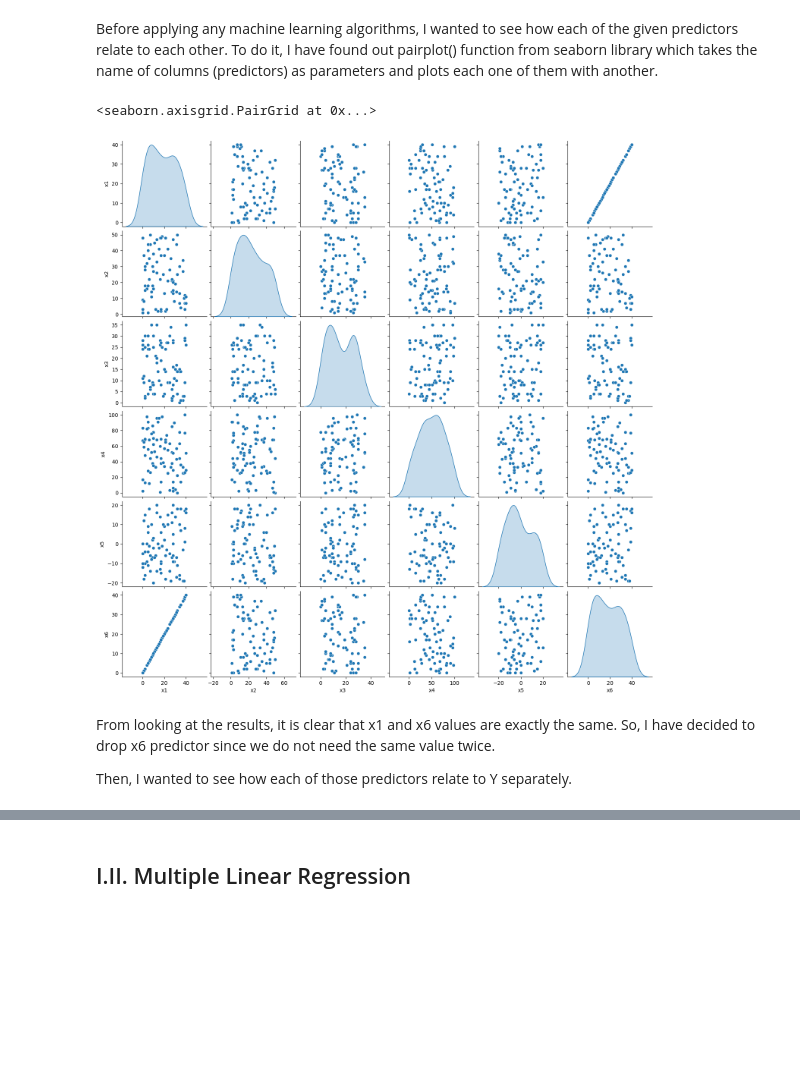
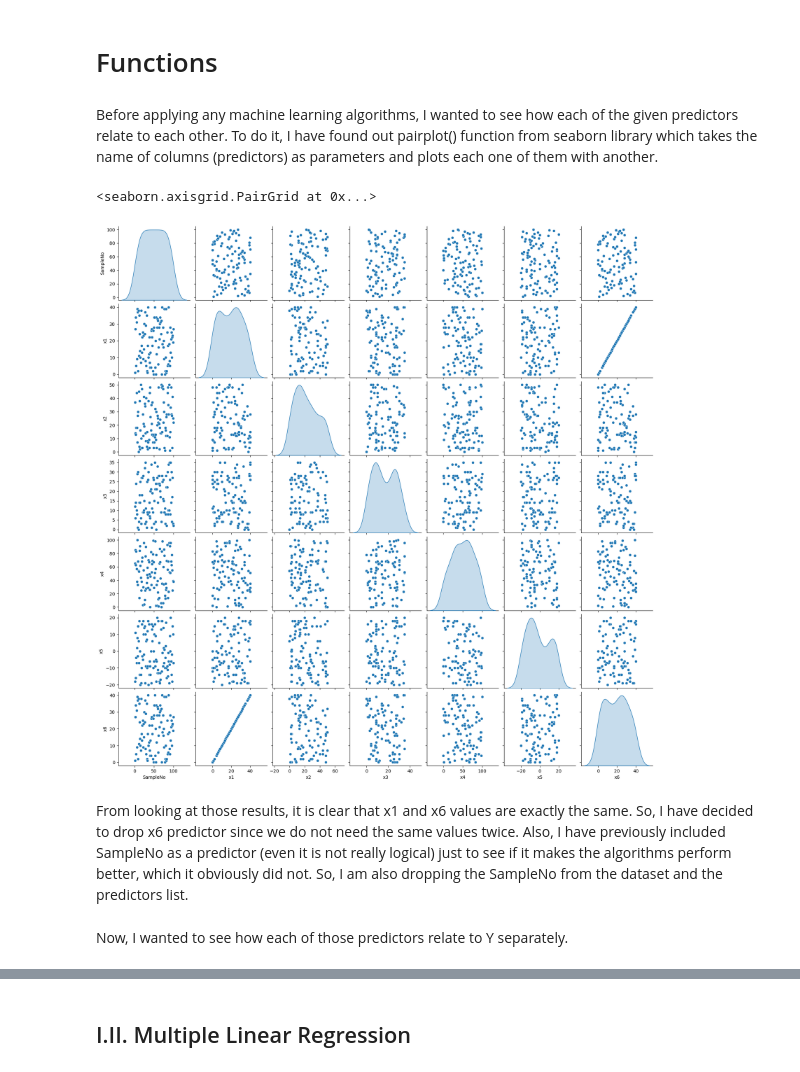
Before and after one commit to DefinitelyVixon/CE475-Project, a Jupyter notebook: Project.ipynb, the cells around one changed output, grey strips where cells are left out. Drawn from its saved outputs; the diff is of its cells as text; code cells hidden in the pictures; blank space fills up the shorter version.

```diff
--- a/Project.ipynb
+++ b/Project.ipynb
@@ -12,0 +24,2 @@ k_fold_value = 5
+# %% [markdown]
+# Functions
@@ -14,45 +149,15 @@ k_fold_value = 5
 Before applying any machine learning algorithms, I wanted to see how each of the given predictors relate to each other.
 To do it, I have found out pairplot() function from seaborn library which takes the name of columns (predictors) as
 parameters and plots each one of them with another.
-# %%
-from sklearn.model_selection import KFold
-
-raw_dataset = pd.read_csv('dataset_v1.csv', sep=',', skipinitialspace=True)
-dataset = raw_dataset.copy()
-predict_set = dataset.tail(20)
-dataset = dataset.drop(predict_set.index)
-
-predictors = ['x1', 'x2', 'x3', 'x4', 'x5', 'x6']
-
-def random_sample(train_fraction):
-    train = dataset.sample(frac=train_fraction, random_state=0)
-    test = dataset.drop(train.index)
-    return train, test
-
-def k_fold_sample(sample_source=dataset):
-    kf = KFold(n_splits=k_fold_value, random_state=None, shuffle=False)
-
-    features = np.array(sample_source[predictors])
-    labels = np.array(sample_source['Y'])
-
-    k_s = []
-    for train_i, test_i in kf.split(dataset):
-        k_s.append({'train_features': features[train_i],
-                          'train_labels': labels[train_i],
-                          'test_features': features[test_i],
-                          'test_labels': labels[test_i]})
-    return k_s
-
-train_set, test_set = random_sample(train_fraction=0.8)
-
-sns.pairplot(train_set[['x1', 'x2', 'x3', 'x4', 'x5', 'x6']], diag_kind='kde')
-# %% [output]
-<seaborn.axisgrid.PairGrid at 0x...>
-[figure, removed]
+# %%
+sns.pairplot(dataset[predictors], diag_kind='kde')
+# %% [output]
+<seaborn.axisgrid.PairGrid at 0x...>
+[figure, added]
 # %% [markdown]
-From looking at the results, it is clear that x1 and x6 values are exactly the same. So, I have decided to drop x6
-predictor since we do not need the same value twice.
-
-Then, I wanted to see how each of those predictors relate to Y separately.
+From looking at those results, it is clear that x1 and x6 values are exactly the same. So, I have decided to drop x6
+predictor since we do not need the same values twice. Also, I have previously included SampleNo as a predictor (even it is
+not really logical) just to see if it makes the algorithms perform better, which it obviously did not. So, I am also
+dropping the SampleNo from the dataset and the predictors list.
 # %%
 dataset = dataset.drop('x6', axis=1)
@@ -62,3 +168,5 @@ predictors.remove('x6')
+# %% [markdown]
+Now, I wanted to see how each of those predictors relate to Y separately.
 # %%
 fig_, axes_ = plt.subplots(2, 3, figsize=(18, 10))
 axes_[1][2].set_visible(False)
```
Also changed, not shown: parts of 24 cells of this notebook.
